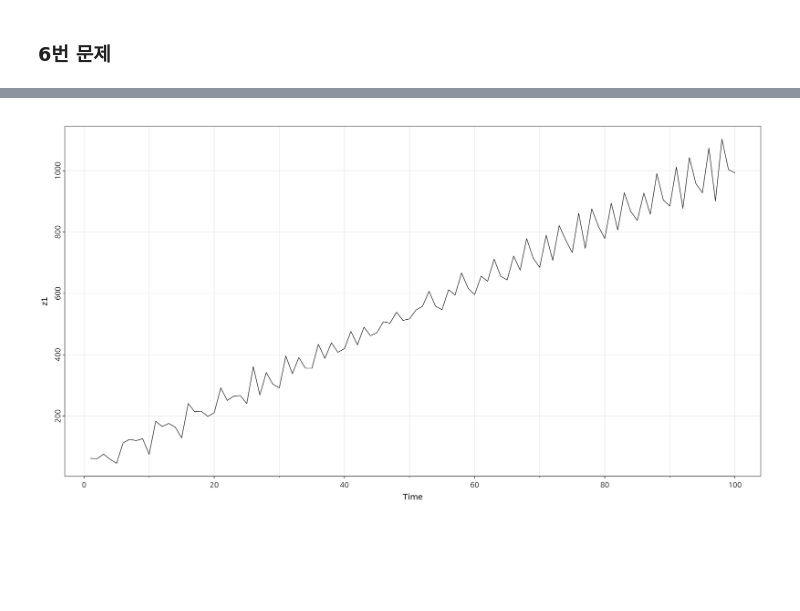
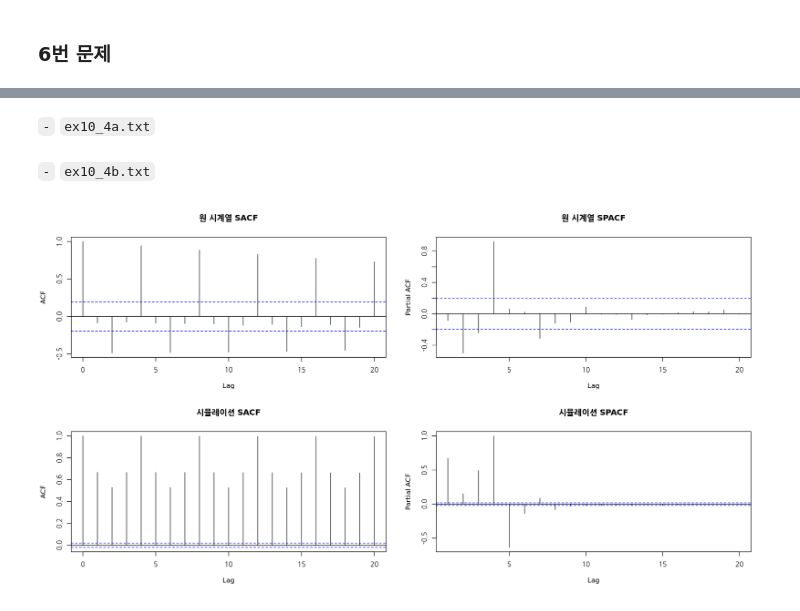
Before and after one commit to HollyRiver/TS2024, a Jupyter notebook: hw/강신성_HW04(코드).ipynb, the cells around one changed output, grey strips where cells are left out. Saved outputs shown, nothing was run; the diff lists cells and outputs as text; code cells hidden in the pictures; blank space fills up the shorter version.

```diff
--- a/hw/강신성_HW04(코드).ipynb
+++ b/hw/강신성_HW04(코드).ipynb
@@ -153,24 +133,2 @@ Description:
-# %%
-## data
-z1 = scan("ex10_4a.txt")
-z2 = scan("ex10_4b.txt")
-
-##----------각 시계열 그림----------
-tsdisplay(z1, main = "ex10_4a.txt의 시계열 그림", cex.main = 2)
-tsdisplay(z2, main = "ex10_4b.txt의 시계열 그림", cex.main = 2)
-
-## 등분산 검정
-t1 = 1:length(z1)
-lmtest::bptest(lm(z1~t1))
-boxcox_z1 = BoxCox(z1, lambda = BoxCox.lambda(z1))
-lmtest::bptest(lm(boxcox_z1~t1))
-t2 = 1:length(z2)
-lmtest::bptest(lm(z2~t2))
-
-## 계절 차분
-lag5_boxcox_z1 = diff(boxcox_z1, lag = 5)
-
-## 단위근 검정
-adfTest(z1, lags = 1, type = "ct")
-# %% [output]
-[figure, removed]
+# %% [markdown]
+`-` `ex10_4a.txt`
@@ -176,0 +181,40 @@ adfTest(z1, lags = 1, type = "ct")
+# %% [markdown]
+`-` `ex10_4b.txt`
+# %%
+## data
+z2 = scan("ex10_4b.txt")
+
+##----------(1, 2) 시계열 그림 및 ACF/PACF----------
+tsdisplay(z2, main = "ex10_4b.txt의 시계열 그림", cex.main = 2)
+
+##----------(3) 변환 및 차분----------
+t2 = 1:length(z2)
+lmtest::bptest(lm(z2~t2)) ## 등분산성 만족, 변환 필요 없음
+lag4_z2 = diff(z2, lag = 4)
+tsdisplay(lag4_z2, main = "계절주기가 4인 계절차분", cex.main = 2)
+
+## 단위근 검정
+adfTest(lag4_z2, lag = 1, type = "nc") ## 단위근 없음
+
+##----------(4) 모형 적합----------
+fit2 = arima(lag4_z2, order = c(2, 0, 0), include.mean = F)
+lmtest::coeftest(fit2) ## 모수 유의성
+t.test(fit2$residuals) ## 오차항의 평균 검정
+tseries::jarque.bera.test(fit2$residuals) ## H0 : normal distribution
+portes::LjungBox(fit2, lags = c(6, 12, 18, 24)) ## H0 : rho1 = ... = rho_k(White noise)
+
+##----------(5) 시뮬레이션 비교----------
+z2_sim = sim_sarima(n = 10000, n.start = 4, model = list(ar = c(0.3157, 0.4597), siorder=1, nseasons=4, sigma2 = 7.03**0.5))
+par(mfrow = c(2,2))
+acf(z2, main = "원 시계열 SACF")
+pacf(z2, main = "원 시계열 SPACF")
+acf(z2_sim, main = "시뮬레이션 SACF", lag = 20)
+pacf(z2_sim, main = "시뮬레이션 SPACF", lag = 20)
+# %%
+par(mfrow = c(2,2))
+acf(z2, main = "원 시계열 SACF")
+pacf(z2, main = "원 시계열 SPACF")
+acf(z2_sim, main = "시뮬레이션 SACF", lag = 20)
+pacf(z2_sim, main = "시뮬레이션 SPACF", lag = 20)
+# %% [output]
+[figure, added]
```
Also changed, not shown: parts of 4 cells of this notebook, 1 other file.
